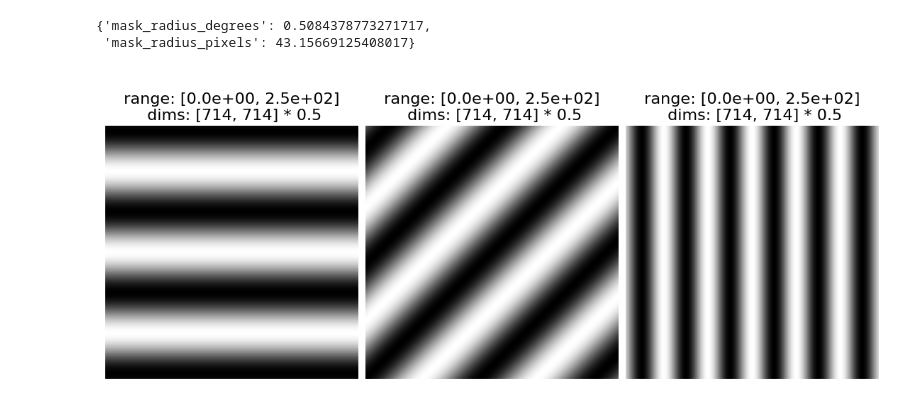
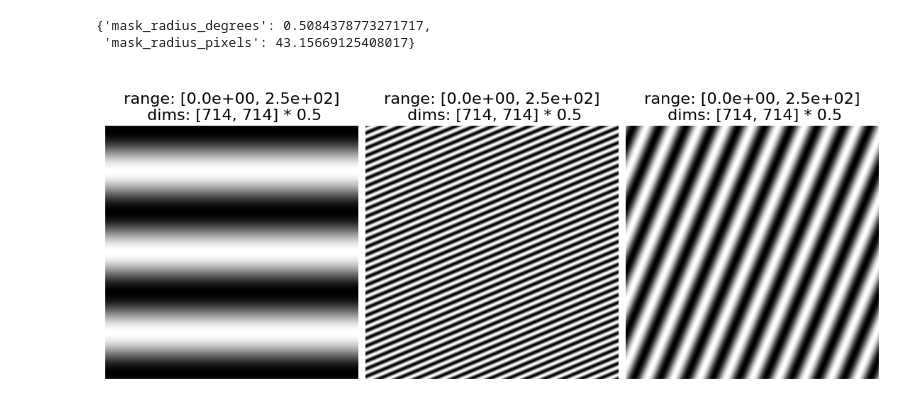
Before and after one commit to billbrod/spatial-frequency-stimuli, a Jupyter notebook: Tutorial.ipynb, the cells around one changed output. Drawn from its saved outputs; the diff is of its cells as text; code cells hidden in the pictures.

```diff
--- a/Tutorial.ipynb
+++ b/Tutorial.ipynb
@@ -177,6 +187,6 @@ mask_json
 {'mask_radius_degrees': 0.5084378773271717,
  'mask_radius_pixels': 43.15669125408017}
 # %%
-pt.imshow([constant_stim[0], constant_stim[100], constant_stim[200]], zoom=.5);
+pt.imshow([constant_stim[:,:,0,0], constant_stim[:,:,10,0], constant_stim[:,:,20,0]], zoom=.5);
 # %% [output]
-[figure, old version]
+[figure, new version]
```
Also changed, not shown: parts of 18 cells of this notebook.
